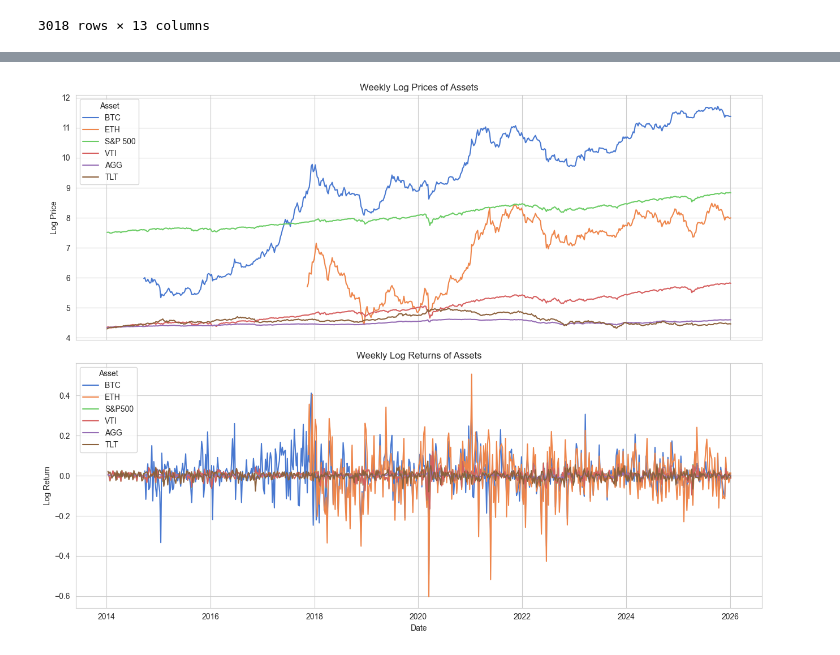
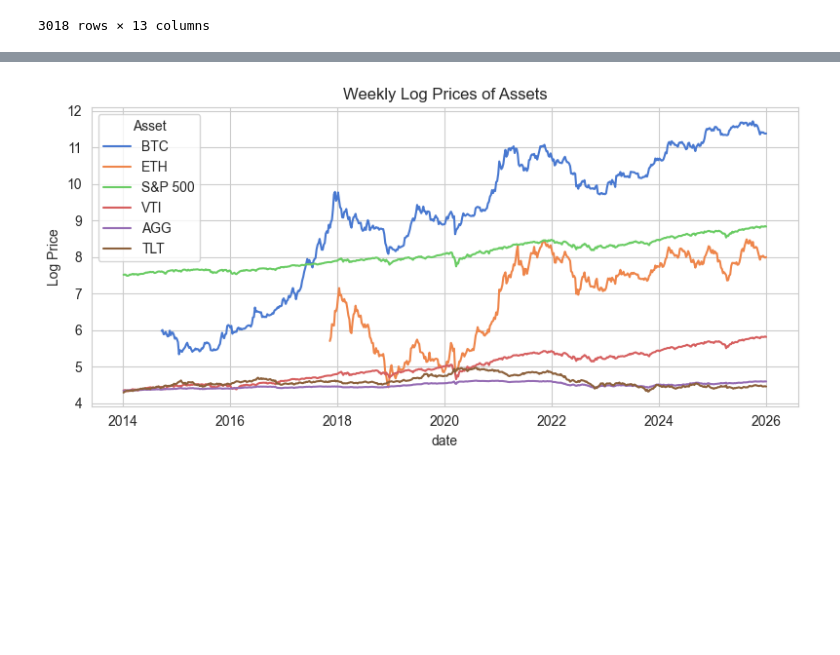
Before and after one commit to blurryskyx/DSE4211_Project, a Jupyter notebook: notebooks/data_prep.ipynb, the cells around one changed output, grey strips where cells are left out. Saved outputs shown, nothing was run; the diff lists cells and outputs as text; code cells hidden in the pictures; blank space fills up the shorter version.

Commit message:
update data_prep.ipynb and restructure repo

```diff
--- a/notebooks/data_prep.ipynb
+++ b/notebooks/data_prep.ipynb
@@ -8,3 +8,15 @@ import seaborn as sns
+# %%
+# Set Directories
+
+# Data Files
+data_dir = '../data/'
+temp_data_dir = data_dir + 'old_data/'
+
+# CSV Files
+output_dir = '../output/'
+
+# Plots
+plots_dir = '../plots/'
 # %% [markdown]
 ## 1. Data Retrieval
 
@@ -261,8 +314,8 @@ all_data
 adj_close_columns = ['date', 'btc_adj_close', 'eth_adj_close', 'sp500_adj_close', 'vti_adj_close', 'agg_adj_close', 'tlt_adj_close']
 filtered_data = all_data[adj_close_columns].copy()
 
-# Resample to weekly data (using last available price in the week)
-weekly_data = filtered_data.set_index('date').resample('W').last()
+# Resampling
+weekly_data = filtered_data.set_index('date').resample('W-FRI').last()
 weekly_data.columns
 
 # Log transformation
@@ -355,39 +396,23 @@ log_weekly_returns_p.loc[:, 'type'] = 'log_weekly_return'
 # combined_data_p = pd.concat([weekly_data_p, log_weekly_returns_p], ignore_index=True)
 # combined_data_p
 # %%
-fig, axes = plt.subplots(2, 1, figsize=(13, 10), sharex=True)
+fig, axes = plt.subplots(1, 1, figsize=(8, 4), sharex=True)
 
-# normalized prices
-sns.lineplot(
+# Normalized prices
+g1 = sns.lineplot(
     data=log_weekly_prices_p,
     x='date',
     y='price',
     hue='asset',
     palette='muted',
-    ax=axes[0]
 )
 
-axes[0].set_title("Weekly Log Prices of Assets")
-axes[0].set_ylabel("Log Price")
-axes[0].legend(title="Asset")
-
-# log returns
-sns.lineplot(
-    data=log_weekly_returns_p,
-    x='date',
-    y='price',
-    hue='asset',
-    palette='muted',
-    ax=axes[1]
-)
-
-axes[1].set_title("Weekly Log Returns of Assets")
-axes[1].set_ylabel("Log Return")
-axes[1].set_xlabel("Date")
-axes[1].legend(title="Asset")
+g1.set_title("Weekly Log Prices of Assets")
+g1.set_ylabel("Log Price")
+g1.legend(title="Asset")
 
 plt.tight_layout()
-plt.savefig("../output/01_prices_returns.png", dpi=500, bbox_inches="tight")
+plt.savefig(plots_dir + "01_weekly_log_prices.png", dpi=500, bbox_inches="tight")
 plt.show()
 # %% [output]
-[figure, old version]
+[figure, new version]
```
Also changed, not shown: parts of 22 cells of this notebook, 22 other files.
